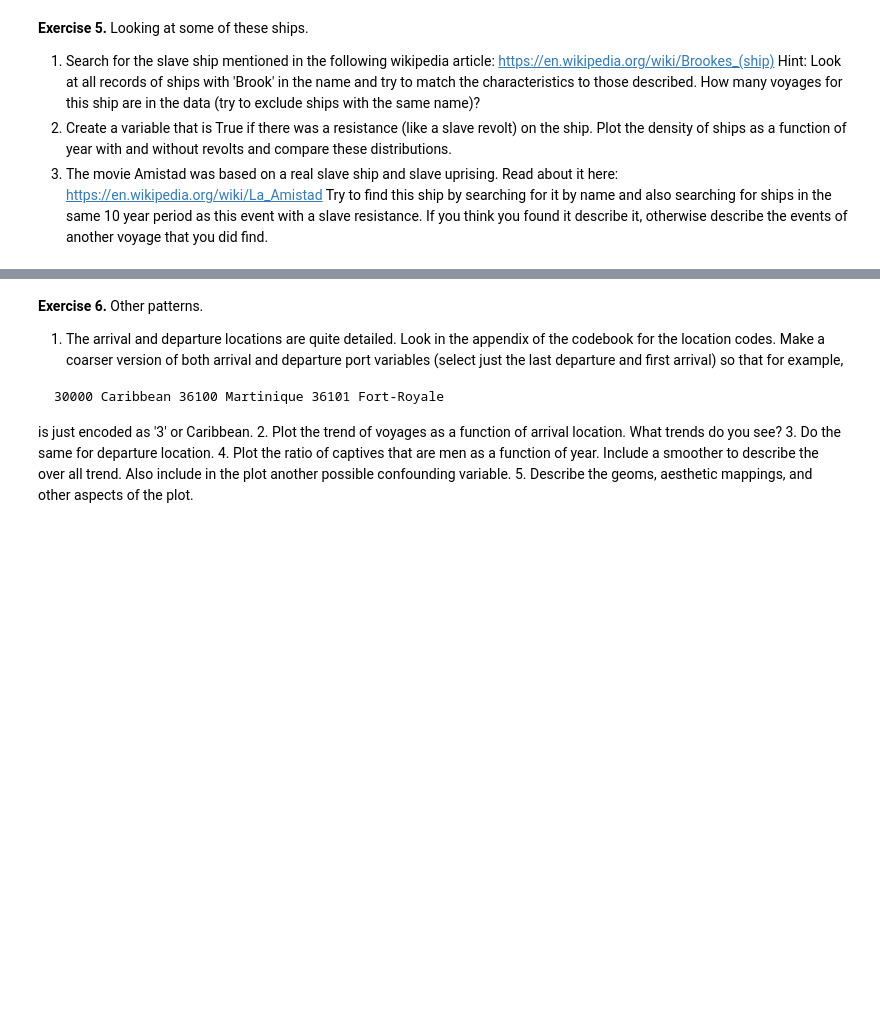
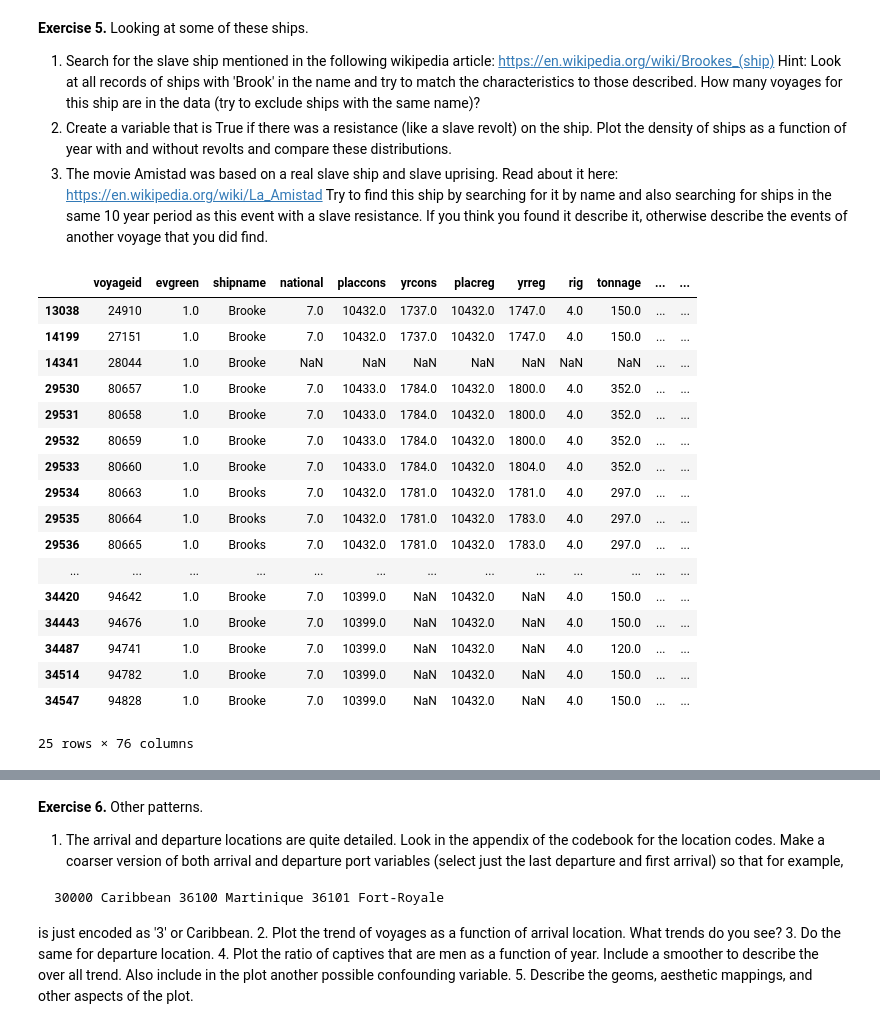
Before and after one commit to Chenghan-Sun/DS-Projects, a Jupyter notebook: 220_midterm/midterm.ipynb, the cells around one changed output, grey strips where cells are left out. Drawn from its saved outputs; the diff is of its cells as text; code cells hidden in the pictures; blank space fills up the shorter version.

```diff
--- a/220_midterm/midterm.ipynb
+++ b/220_midterm/midterm.ipynb
@@ -327,3 +419,32 @@ flag = ['Great Britain', 'Portugal', 'France', 'U.S.A', 'Spain', 'Netherlands',
 1. Search for the slave ship mentioned in the following wikipedia article: https://en.wikipedia.org/wiki/Brookes_(ship) Hint: Look at all records of ships with 'Brook' in the name and try to match the characteristics to those described.  How many voyages for this ship are in the data (try to exclude ships with the same name)?
 2. Create a variable that is True if there was a resistance (like a slave revolt) on the ship.  Plot the density of ships as a function of year with and without revolts and compare these distributions.
 3. The movie Amistad was based on a real slave ship and slave uprising.  Read about it here: https://en.wikipedia.org/wiki/La_Amistad  Try to find this ship by searching for it by name and also searching for ships in the same 10 year period as this event with a slave resistance.  If you think you found it describe it, otherwise describe the events of another voyage that you did find.
+# %%
+# Part 1
+# Search for the slave ship named "Brook"
+df_tast_5_shipname = df_tast_noimp['shipname'].dropna()  # get the series of shipnames and drop nan
+shipname_list = df_tast_5_shipname.tolist()
+regex = 'Brook'
+shipname_index = [i for i, name in enumerate(shipname_list) if regex in name]
+df_tast_5_shipname = df_tast_noimp[df_tast_noimp['shipname'].notna()]
+df_tast_5_shipname = df_tast_5_shipname.iloc[shipname_index, :]
+df_tast_5_shipname  # show all the shipnames with 'Brook'
+# %% [output]
+|  | voyageid | evgreen | shipname | national | placcons | yrcons | placreg | yrreg | rig | tonnage | ... | ... |
+| 13038 | 24910 | 1.0 | Brooke | 7.0 | 10432.0 | 1737.0 | 10432.0 | 1747.0 | 4.0 | 150.0 | ... | ... |
+| 14199 | 27151 | 1.0 | Brooke | 7.0 | 10432.0 | 1737.0 | 10432.0 | 1747.0 | 4.0 | 150.0 | ... | ... |
+| 14341 | 28044 | 1.0 | Brooke | NaN | NaN | NaN | NaN | NaN | NaN | NaN | ... | ... |
+| 29530 | 80657 | 1.0 | Brooke | 7.0 | 10433.0 | 1784.0 | 10432.0 | 1800.0 | 4.0 | 352.0 | ... | ... |
+| 29531 | 80658 | 1.0 | Brooke | 7.0 | 10433.0 | 1784.0 | 10432.0 | 1800.0 | 4.0 | 352.0 | ... | ... |
+| 29532 | 80659 | 1.0 | Brooke | 7.0 | 10433.0 | 1784.0 | 10432.0 | 1800.0 | 4.0 | 352.0 | ... | ... |
+| 29533 | 80660 | 1.0 | Brooke | 7.0 | 10433.0 | 1784.0 | 10432.0 | 1804.0 | 4.0 | 352.0 | ... | ... |
+| 29534 | 80663 | 1.0 | Brooks | 7.0 | 10432.0 | 1781.0 | 10432.0 | 1781.0 | 4.0 | 297.0 | ... | ... |
+| 29535 | 80664 | 1.0 | Brooks | 7.0 | 10432.0 | 1781.0 | 10432.0 | 1783.0 | 4.0 | 297.0 | ... | ... |
+| 29536 | 80665 | 1.0 | Brooks | 7.0 | 10432.0 | 1781.0 | 10432.0 | 1783.0 | 4.0 | 297.0 | ... | ... |
+| ... | ... | ... | ... | ... | ... | ... | ... | ... | ... | ... | ... | ... |
+| 34420 | 94642 | 1.0 | Brooke | 7.0 | 10399.0 | NaN | 10432.0 | NaN | 4.0 | 150.0 | ... | ... |
+| 34443 | 94676 | 1.0 | Brooke | 7.0 | 10399.0 | NaN | 10432.0 | NaN | 4.0 | 150.0 | ... | ... |
+| 34487 | 94741 | 1.0 | Brooke | 7.0 | 10399.0 | NaN | 10432.0 | NaN | 4.0 | 120.0 | ... | ... |
+| 34514 | 94782 | 1.0 | Brooke | 7.0 | 10399.0 | NaN | 10432.0 | NaN | 4.0 | 150.0 | ... | ... |
+| 34547 | 94828 | 1.0 | Brooke | 7.0 | 10399.0 | NaN | 10432.0 | NaN | 4.0 | 150.0 | ... | ... |
+25 rows × 76 columns
```
Also changed, not shown: parts of 19 cells of this notebook.
